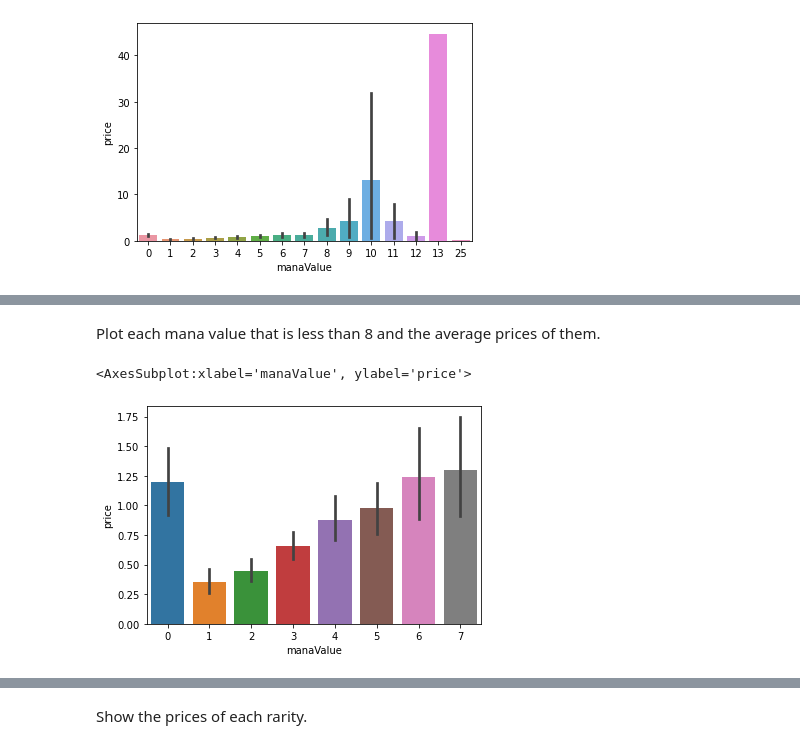
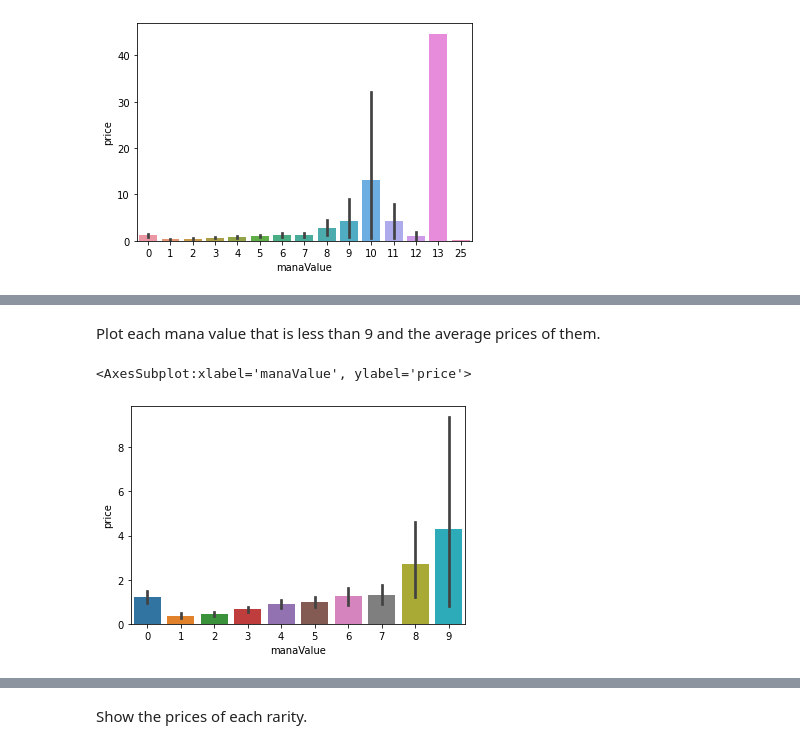
Before and after one commit to LukeNoles/MTGdataset, a Jupyter notebook: MTGdataset/mtg.ipynb, the cells around one changed output, grey strips where cells are left out. Saved outputs shown, nothing was run; the diff lists cells and outputs as text; code cells hidden in the pictures.

```diff
--- a/MTGdataset/mtg.ipynb
+++ b/MTGdataset/mtg.ipynb
@@ -92,8 +115,8 @@ sns.barplot(x=df.manaValue, y = df.price)
 # %% [markdown]
-Plot each mana value that is less than 8 and the average prices of them.
+Plot each mana value that is less than 9 and the average prices of them.
 # %%
-lesseight = df[df.manaValue < 8]
+lesseight = df[df.manaValue <= 9]
 sns.barplot(x=lesseight.manaValue, y = lesseight.price)
 # %% [output]
 <AxesSubplot:xlabel='manaValue', ylabel='price'>
-[figure, old version]
+[figure, new version]
```
Also changed, not shown: parts of 6 cells of this notebook.
